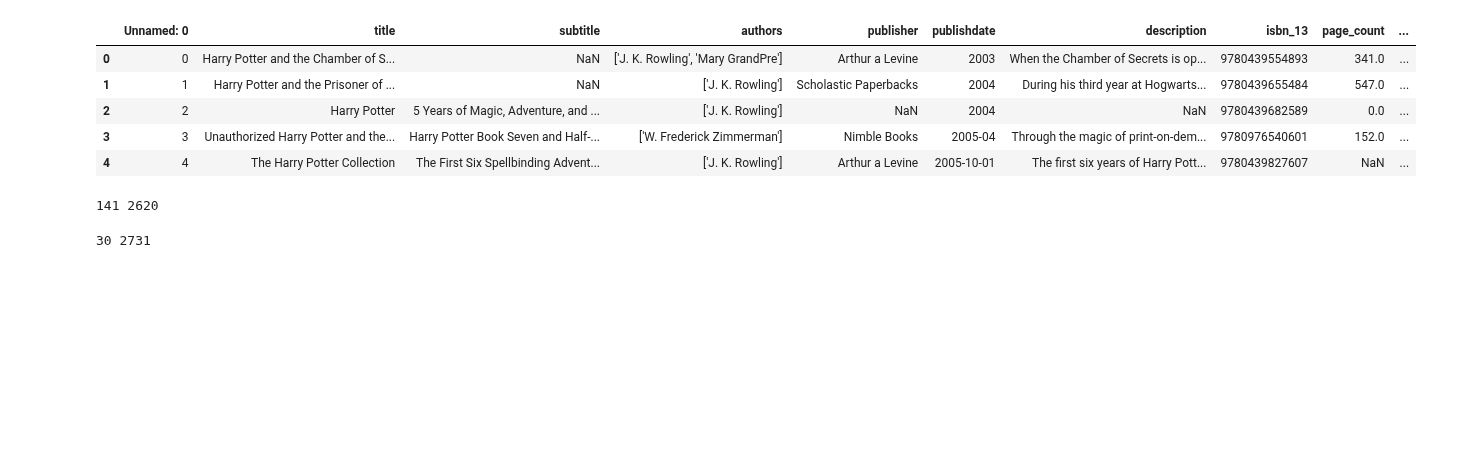
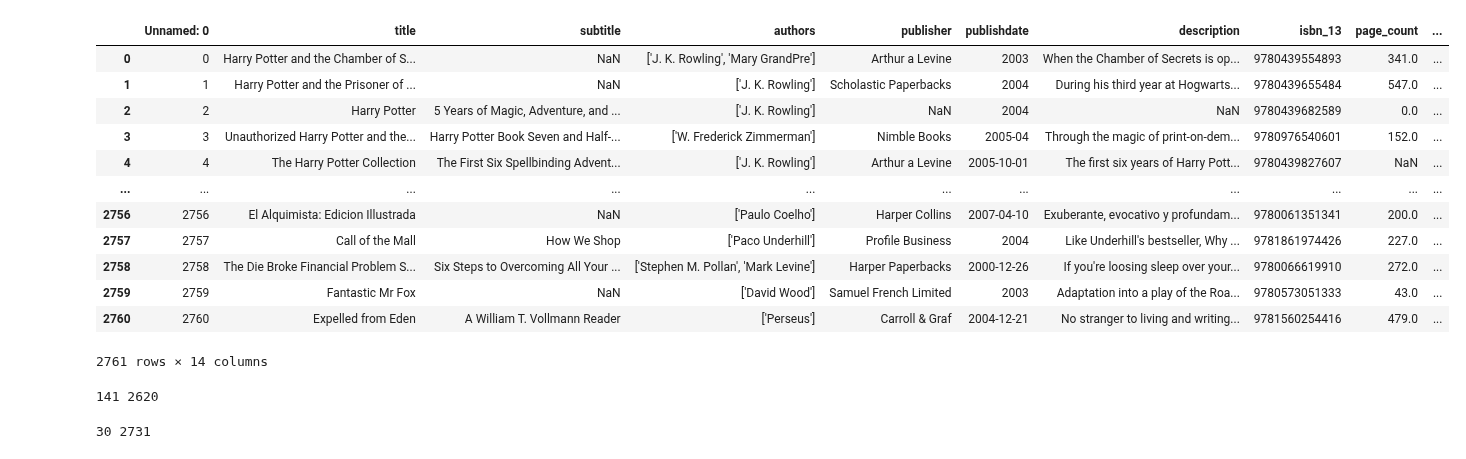
Before and after one commit to manny-pi/inst.414.final-project.repo, a Jupyter notebook: BenWork/BenLookingAtTheData.ipynb, the cells around one changed output. Saved outputs shown, nothing was run; the diff lists cells and outputs as text; code cells hidden in the pictures; blank space fills up the shorter version.

```diff
--- a/BenWork/BenLookingAtTheData.ipynb
+++ b/BenWork/BenLookingAtTheData.ipynb
@@ -5,14 +5,21 @@ import matplotlib.pyplot as plt
 from sklearn.cluster import KMeans
 # %%
 df = pd.read_csv('/Users/bengriffith/Documents/CurrentlyRelevant/INST414/inst.411.final-project.repo/Data/isbn13_results.csv')
-df.head()
+df
 # %% [output]
 |  | Unnamed: 0 | title | subtitle | authors | publisher | publishdate | description | isbn_13 | page_count | ... |
 | 0 | 0 | Harry Potter and the Chamber of S... | NaN | ['J. K. Rowling', 'Mary GrandPre'] | Arthur a Levine | 2003 | When the Chamber of Secrets is op... | 9780439554893 | 341.0 | ... |
 | 1 | 1 | Harry Potter and the Prisoner of ... | NaN | ['J. K. Rowling'] | Scholastic Paperbacks | 2004 | During his third year at Hogwarts... | 9780439655484 | 547.0 | ... |
 | 2 | 2 | Harry Potter | 5 Years of Magic, Adventure, and ... | ['J. K. Rowling'] | NaN | 2004 | NaN | 9780439682589 | 0.0 | ... |
 | 3 | 3 | Unauthorized Harry Potter and the... | Harry Potter Book Seven and Half-... | ['W. Frederick Zimmerman'] | Nimble Books | 2005-04 | Through the magic of print-on-dem... | 9780976540601 | 152.0 | ... |
 | 4 | 4 | The Harry Potter Collection | The First Six Spellbinding Advent... | ['J. K. Rowling'] | Arthur a Levine | 2005-10-01 | The first six years of Harry Pott... | 9780439827607 | NaN | ... |
+| ... | ... | ... | ... | ... | ... | ... | ... | ... | ... | ... |
+| 2756 | 2756 | El Alquimista: Edicion Illustrada | NaN | ['Paulo Coelho'] | Harper Collins | 2007-04-10 | Exuberante, evocativo y profundam... | 9780061351341 | 200.0 | ... |
+| 2757 | 2757 | Call of the Mall | How We Shop | ['Paco Underhill'] | Profile Business | 2004 | Like Underhill's bestseller, Why ... | 9781861974426 | 227.0 | ... |
+| 2758 | 2758 | The Die Broke Financial Problem S... | Six Steps to Overcoming All Your ... | ['Stephen M. Pollan', 'Mark Levine'] | Harper Paperbacks | 2000-12-26 | If you're loosing sleep over your... | 9780066619910 | 272.0 | ... |
+| 2759 | 2759 | Fantastic Mr Fox | NaN | ['David Wood'] | Samuel French Limited | 2003 | Adaptation into a play of the Roa... | 9780573051333 | 43.0 | ... |
+| 2760 | 2760 | Expelled from Eden | A William T. Vollmann Reader | ['Perseus'] | Carroll & Graf | 2004-12-21 | No stranger to living and writing... | 9781560254416 | 479.0 | ... |
+2761 rows × 14 columns
 # %%
 descriptions = list(df['description'])
 empty = 0
```
Also changed, not shown: parts of 16 cells of this notebook.
